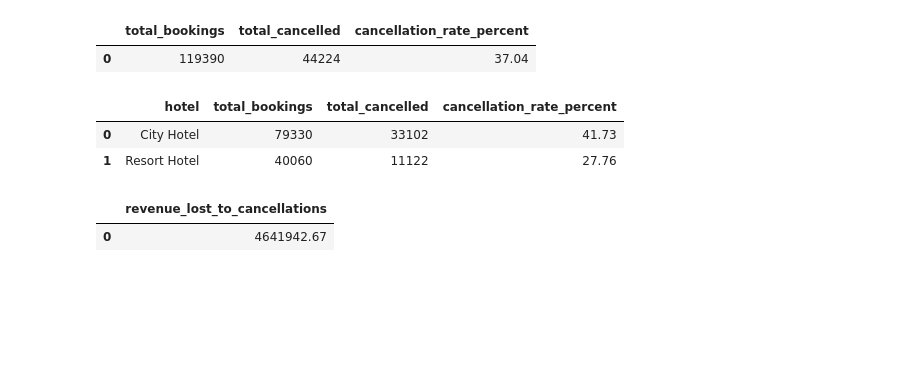
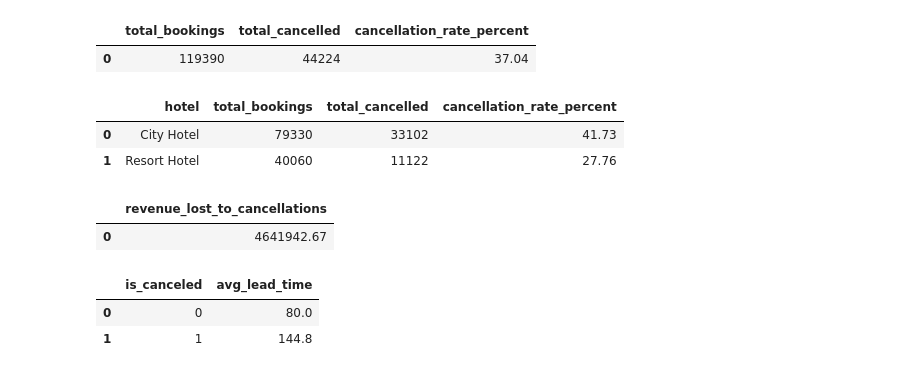
Before and after one commit to TanzeerCR7/stayiq-hotel-analytics, a Jupyter notebook: notebooks/exploration/01_first_look.ipynb, the cells around one changed output. Cells and saved outputs as stored; diff of their text form; code cells hidden in the pictures; blank space fills up the shorter version.

Commit message:
Add lead time comparison: cancelled vs not cancelled

```diff
--- a/notebooks/exploration/01_first_look.ipynb
+++ b/notebooks/exploration/01_first_look.ipynb
@@ -514,3 +514,18 @@ result
 # %% [output]
 |  | revenue_lost_to_cancellations |
 | 0 | 4641942.67 |
+# %%
+query = """
+SELECT
+    is_canceled,
+    ROUND(AVG(lead_time), 1) AS avg_lead_time
+FROM bookings
+GROUP BY is_canceled;
+"""
+
+result = pd.read_sql_query(query, conn)
+result
+# %% [output]
+|  | is_canceled | avg_lead_time |
+| 0 | 0 | 80.0 |
+| 1 | 1 | 144.8 |
```
